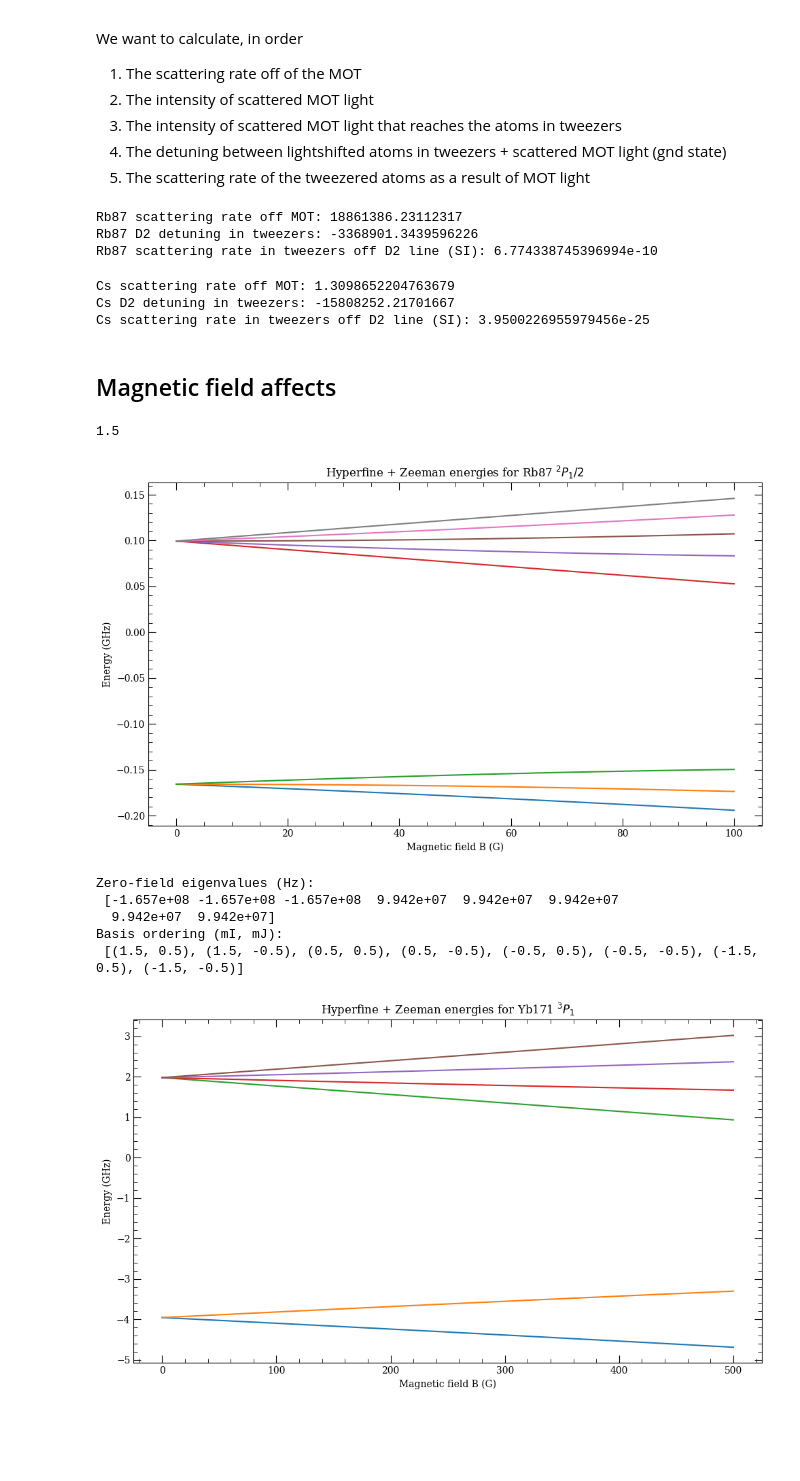
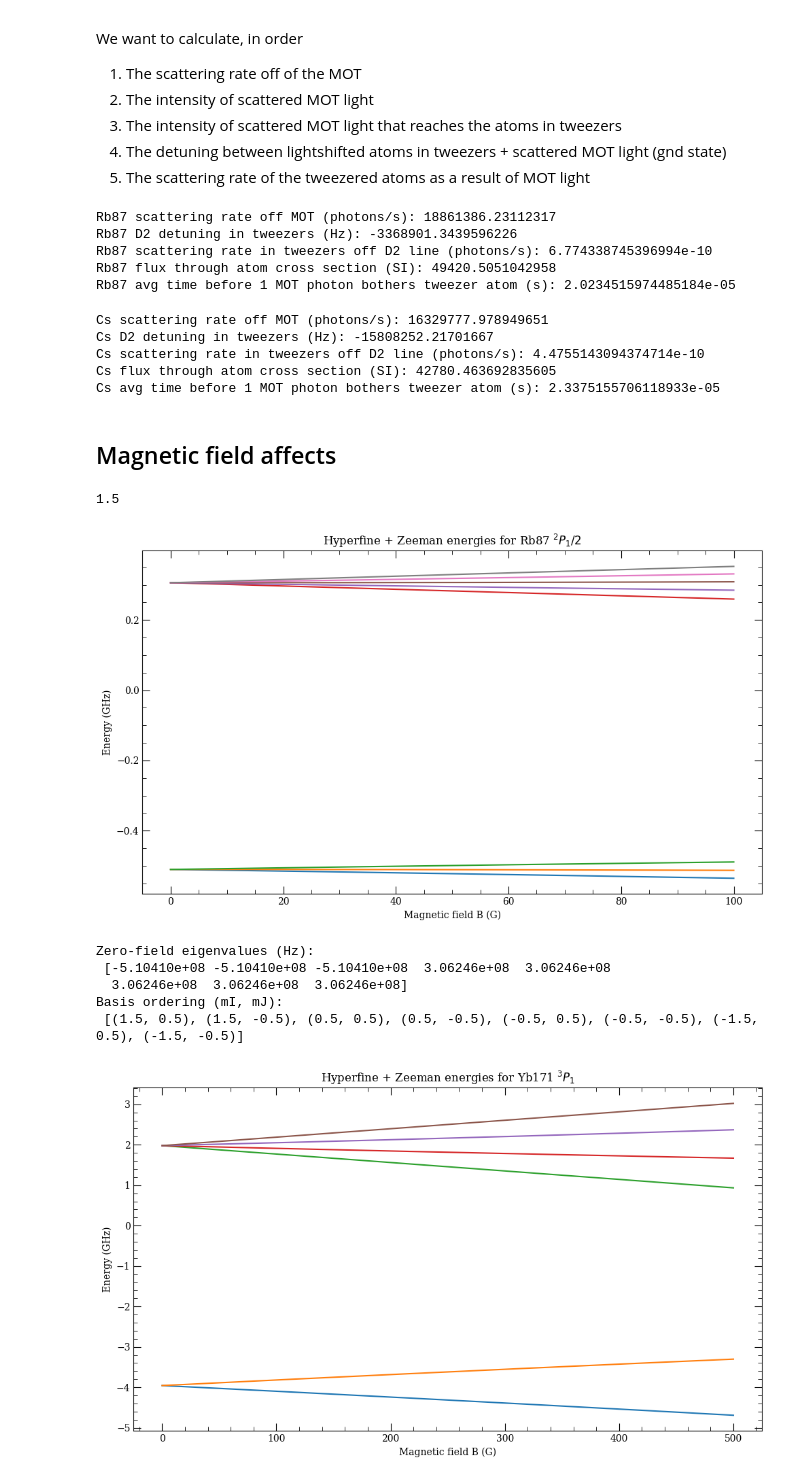
Before and after one commit to Lopez-Santi/RbCs-simulations, a Jupyter notebook: lattice transport/magneticdependence.ipynb, the cells around one changed output. Saved outputs shown, nothing was run; the diff lists cells and outputs as text; code cells hidden in the pictures; blank space fills up the shorter version.

Commit message:
Revisions to MOT scattering, included average lifetime in tweezers

```diff
--- a/lattice transport/magneticdependence.ipynb
+++ b/lattice transport/magneticdependence.ipynb
@@ -99,15 +103,19 @@ Rb_fg = (-1*get_polarizability(Rb_tweezer_wavelength, atom="Rb", orbital="5s")*
 Rb_D2freq_shift = (Rb_fe-Rb_fg)/h #shift of D2 line in tweezers
 Rb_D2freq_in_tweezer = Rb_D2_frequency+Rb_D2freq_shift
 Rb_R_D2_tweezer = calc_scattering_rate(Rb_I_at_atoms, Rb_D2_pi_Isat, Rb_MOT_frequency-Rb_D2freq_in_tweezer, Rb_D2_gamma)
-
-print(f"Rb87 scattering rate off MOT: {Rb_R_MOT}")
-print(f"Rb87 D2 detuning in tweezers: {Rb_D2freq_shift}")
-print(f"Rb87 scattering rate in tweezers off D2 line (SI): {Rb_R_D2_tweezer}")
-# print(Rb_I_MOT)
+Rb_xc_tweezer = interaction_cross_section(Rb_I_at_atoms, Rb_D2_pi_Isat, Rb_MOT_frequency-Rb_D2freq_in_tweezer, Rb_D2_gamma, c/Rb_MOT_frequency)
+Rb_flux_tweezer = Rb_R_D2_tweezer/Rb_xc_tweezer
+print(f"Rb87 scattering rate off MOT (photons/s): {Rb_R_MOT}")
+print(f"Rb87 D2 detuning in tweezers (Hz): {Rb_D2freq_shift}")
+print(f"Rb87 scattering rate in tweezers off D2 line (photons/s): {Rb_R_D2_tweezer}")
+print(f"Rb87 flux through atom cross section (SI): {Rb_flux_tweezer}")
+print(f"Rb87 avg time before 1 MOT photon bothers tweezer atom (s): {1/Rb_flux_tweezer}")
 # %% [output]
-Rb87 scattering rate off MOT: 18861386.23112317
-Rb87 D2 detuning in tweezers: -3368901.3439596226
-Rb87 scattering rate in tweezers off D2 line (SI): 6.774338745396994e-10
+Rb87 scattering rate off MOT (photons/s): 18861386.23112317
+Rb87 D2 detuning in tweezers (Hz): -3368901.3439596226
+Rb87 scattering rate in tweezers off D2 line (photons/s): 6.774338745396994e-10
+Rb87 flux through atom cross section (SI): 49420.5051042958
+Rb87 avg time before 1 MOT photon bothers tweezer atom (s): 2.0234515974485184e-05
 # %%
 # Cs Experiment parameters (D2 line)
 Cs_MOT_detuning = 1e6 # Assume 1GHz
@@ -129,14 +137,19 @@ Cs_fg = (-1*get_polarizability(Cs_tweezer_wavelength, atom="Cs", orbital="6s")*
 Cs_D2freq_shift = (Cs_fe-Cs_fg)/h #shift of D2 line in tweezers
 Cs_D2freq_in_tweezer = Cs_D2_frequency+Cs_D2freq_shift
 Cs_R_D2_tweezer = calc_scattering_rate(Cs_I_at_atoms, Cs_D2_pi_Isat, Cs_MOT_frequency-Cs_D2freq_in_tweezer, Cs_D2_gamma)
-
-print(f"Cs scattering rate off MOT: {Cs_R_MOT}")
-print(f"Cs D2 detuning in tweezers: {Cs_D2freq_shift}")
-print(f"Cs scattering rate in tweezers off D2 line (SI): {Cs_R_D2_tweezer}")
+Cs_xc_tweezer = interaction_cross_section(Cs_I_at_atoms, Cs_D2_pi_Isat, Cs_MOT_frequency-Cs_D2freq_in_tweezer, Cs_D2_gamma, c/Cs_MOT_frequency)
+Cs_flux_tweezer = Cs_R_D2_tweezer/Cs_xc_tweezer
+print(f"Cs scattering rate off MOT (photons/s): {Cs_R_MOT}")
+print(f"Cs D2 detuning in tweezers (Hz): {Cs_D2freq_shift}")
+print(f"Cs scattering rate in tweezers off D2 line (photons/s): {Cs_R_D2_tweezer}")
+print(f"Cs flux through atom cross section (SI): {Cs_flux_tweezer}")
+print(f"Cs avg time before 1 MOT photon bothers tweezer atom (s): {1/Cs_flux_tweezer}")
 # %% [output]
-Cs scattering rate off MOT: 1.3098652204763679
-Cs D2 detuning in tweezers: -15808252.21701667
-Cs scattering rate in tweezers off D2 line (SI): 3.9500226955979456e-25
+Cs scattering rate off MOT (photons/s): 16329777.978949651
+Cs D2 detuning in tweezers (Hz): -15808252.21701667
+Cs scattering rate in tweezers off D2 line (photons/s): 4.4755143094374714e-10
+Cs flux through atom cross section (SI): 42780.463692835605
+Cs avg time before 1 MOT photon bothers tweezer atom (s): 2.3375155706118933e-05
 # %% [markdown]
 ## Magnetic field affects
 # %%
@@ -273,44 +286,44 @@ def spectroscopic_term(L, S, J):
 # %%
 ## User defined constants ##
 atom = arc.Rubidium87()   # pick an atom
-n = 6
+n = 5
 L = 1
-J = 0.5
+J = 1/2
 S = 1/2 # For alkali atoms
 
 # Calculated constants
 gJ = lande_gJ(L, S, J, gL=atom.gL, gS=atom.gS)
 gI = atom.gI             # nuclear g-factor (dimensionless, for use with μ_N)
 I = atom.I              # nuclear spin
 print(I)
 A_hz, B_hz = atom.getHFSCoefficients(n=n, l=L, j=J)
 
 B_fields = np.linspace(0.0, 0.01, 201)  # in T
 Bs, energies, basis = diagonalize_levels(I, J, A_hz=A_hz, B_hz=B_hz, gJ=gJ, gI=gI, B_fields=B_fields)
 
 # Plot energy levels vs B (Hz)
 plt.figure(figsize=(10,6))
 
 for i in range(energies.shape[1]):
     plt.plot(Bs*1e4, energies[:, i]/1e9)
 plt.xlabel("Magnetic field B (G)")
 plt.ylabel("Energy (GHz)")
 # plt.ylim([2e9,3e9])
 plt.title(f"Hyperfine + Zeeman energies for {atom.elementName} ${spectroscopic_term(L=L, S=S, J=J)}$")
 plt.tight_layout()
 plt.show()
 
 # Print zero-field eigenvalues (in Hz) and associated basis list for reference
 H0, basis = build_hamiltonian(I, J, A_hz=A_hz, B_hz=B_hz, gJ=gJ, gI=gI, B_field=0.0)
 eigs0 = la.eigvalsh(H0)
 print("Zero-field eigenvalues (Hz):\n", np.sort(np.real(eigs0)))
 print("Basis ordering (mI, mJ):\n", basis)
 # %% [output]
 1.5
-[figure, old version]
+[figure, new version]
 Zero-field eigenvalues (Hz):
- [-1.657e+08 -1.657e+08 -1.657e+08  9.942e+07  9.942e+07  9.942e+07
-  9.942e+07  9.942e+07]
+ [-5.10410e+08 -5.10410e+08 -5.10410e+08  3.06246e+08  3.06246e+08
+  3.06246e+08  3.06246e+08  3.06246e+08]
 Basis ordering (mI, mJ):
  [(1.5, 0.5), (1.5, -0.5), (0.5, 0.5), (0.5, -0.5), (-0.5, 0.5), (-0.5, -0.5), (-1.5, 0.5), (-1.5, -0.5)]
 # %%
```
Also changed, not shown: parts of 3 cells of this notebook.
